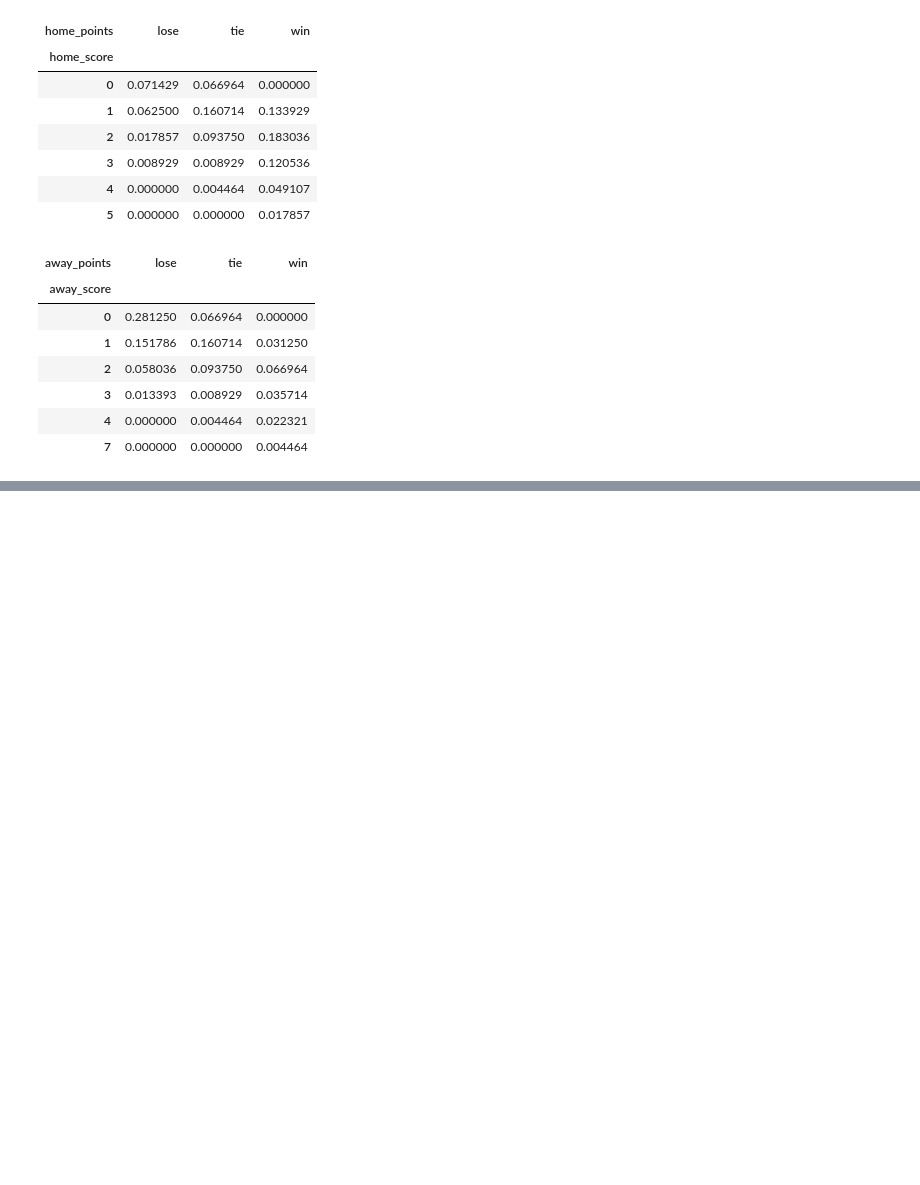
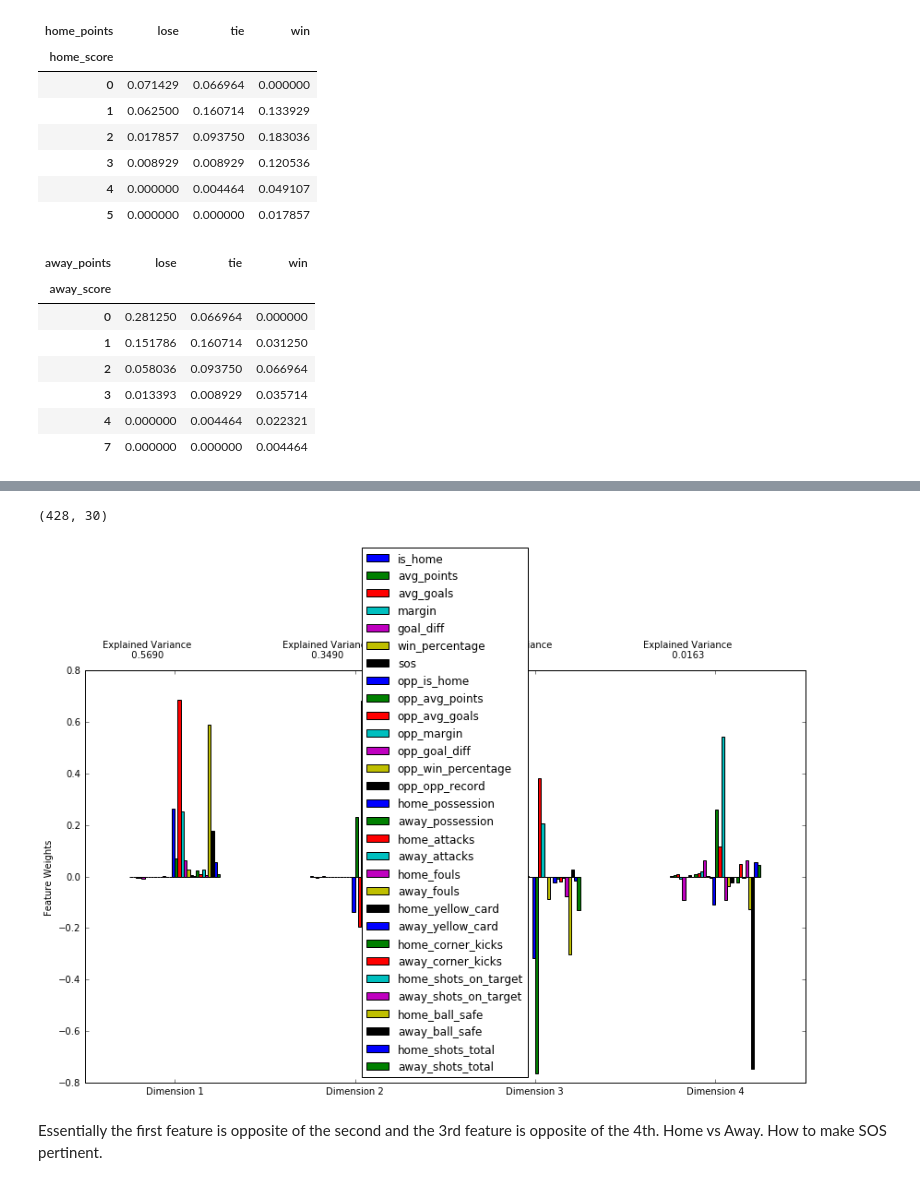
Before and after one commit to dchilders21/stats, a Jupyter notebook: src/stats/stats.ipynb, the cells around one changed output, grey strips where cells are left out. Drawn from its saved outputs; the diff is of its cells as text; code cells hidden in the pictures; blank space fills up the shorter version.

Commit message:
Added Renders for the PCA graph.  Determined using too many features and not maximizing the most important features.

```diff
--- a/src/stats/stats.ipynb
+++ b/src/stats/stats.ipynb
@@ -185,0 +231,13 @@ ValueError: pos_label=1 is not a valid label: array([ 0.,  3.])
+# %%
+print(X.shape)
+import renders as rs
+pca = PCA(n_components=4)
+pca.fit(X)
+# Generate PCA results plot
+pca_results = rs.pca_results(X, pca)
+# %% [output]
+(428, 30)
+[figure, added]
+# %% [markdown]
+Essentially the first feature is opposite of the second and the 3rd feature is opposite of the 4th.  Home vs Away.
+How to make SOS pertinent.
```
Also changed, not shown: parts of 13 cells of this notebook, 5 other files.
